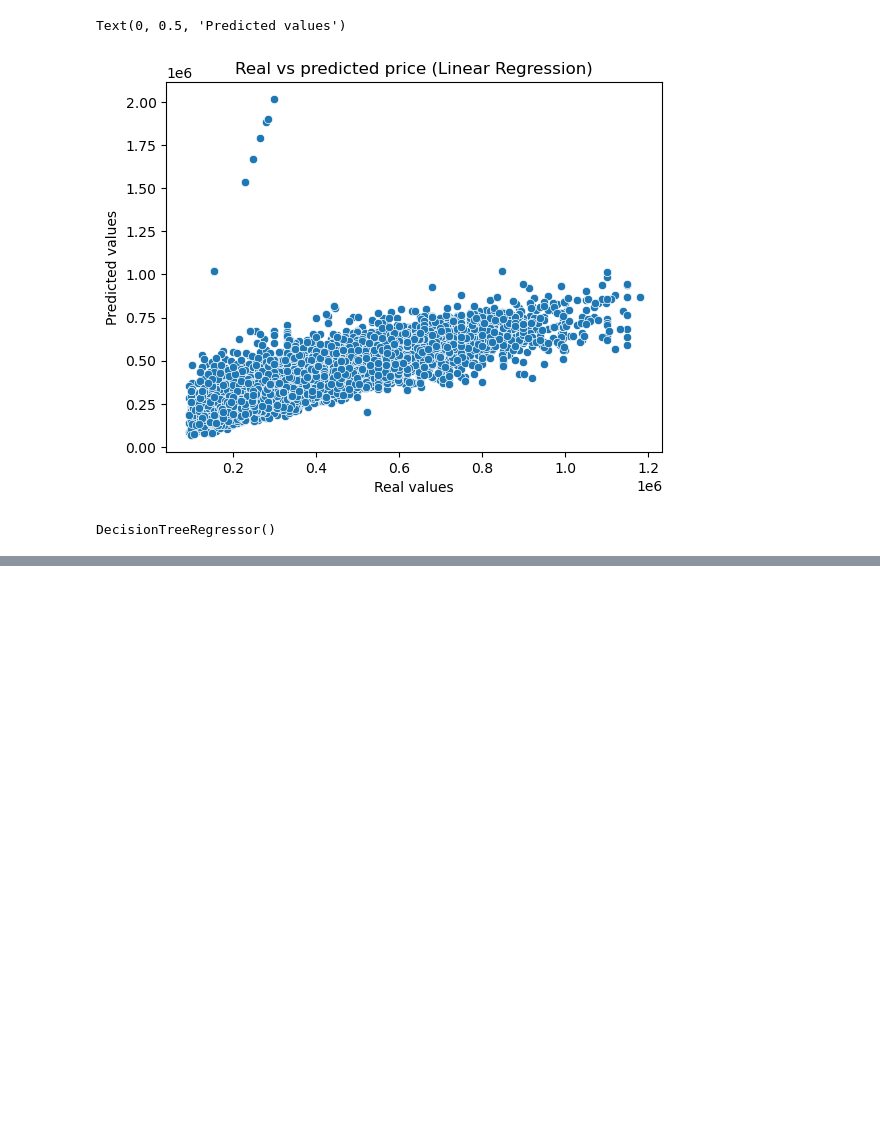
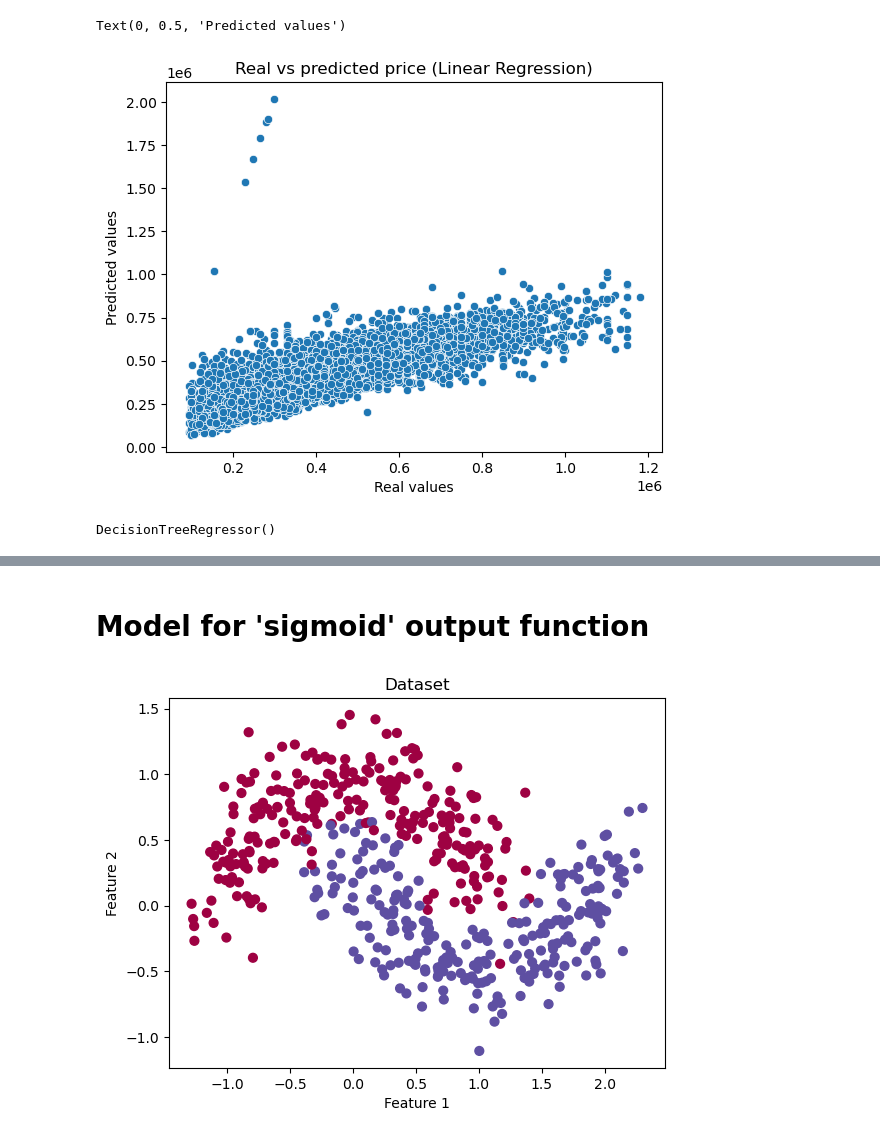
Before and after one commit to janmark101/HousePrediction, a Jupyter notebook: Model.ipynb, the cells around one changed output, grey strips where cells are left out. Drawn from its saved outputs; the diff is of its cells as text; code cells hidden in the pictures; blank space fills up the shorter version.

```diff
--- a/Model.ipynb
+++ b/Model.ipynb
@@ -439,0 +623,19 @@ ValueError: operands could not be broadcast together with shapes (1,47590) (64,3
+# %% [markdown]
+# Model for 'sigmoid' output function
+# %%
+import numpy as np
+import matplotlib.pyplot as plt
+from sklearn.datasets import make_moons
+
+# Generate a dataset with two interleaving half circles
+X, Y = make_moons(n_samples=500, noise=0.2, random_state=0)
+Y = Y.reshape((1, Y.shape[0]))  # reshape Y to (1, m)
+
+# Plot the dataset
+plt.scatter(X[:, 0], X[:, 1], c=Y.ravel(), s=40, cmap=plt.cm.Spectral)
+plt.title("Dataset")
+plt.xlabel("Feature 1")
+plt.ylabel("Feature 2")
+plt.show()
+# %% [output]
+[figure, added]
```
Also changed, not shown: parts of 10 cells of this notebook, 1 other file.
